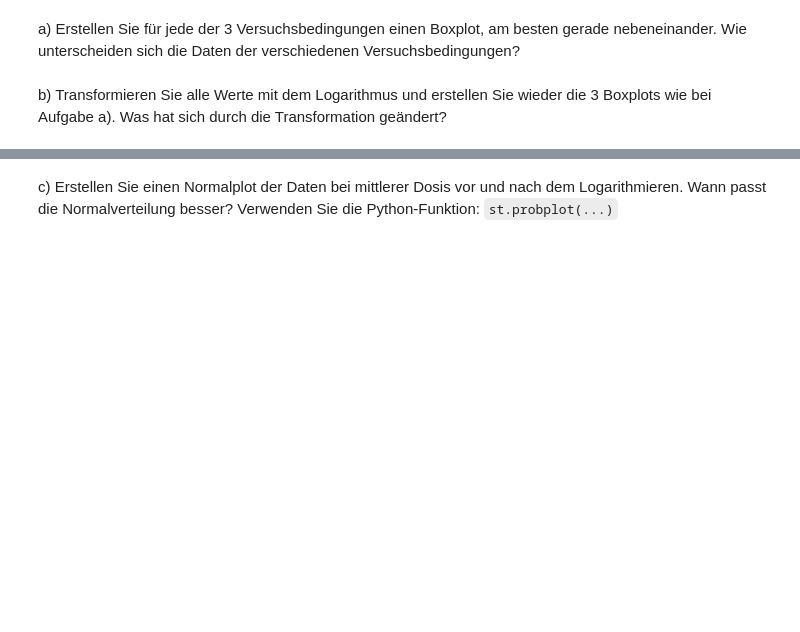
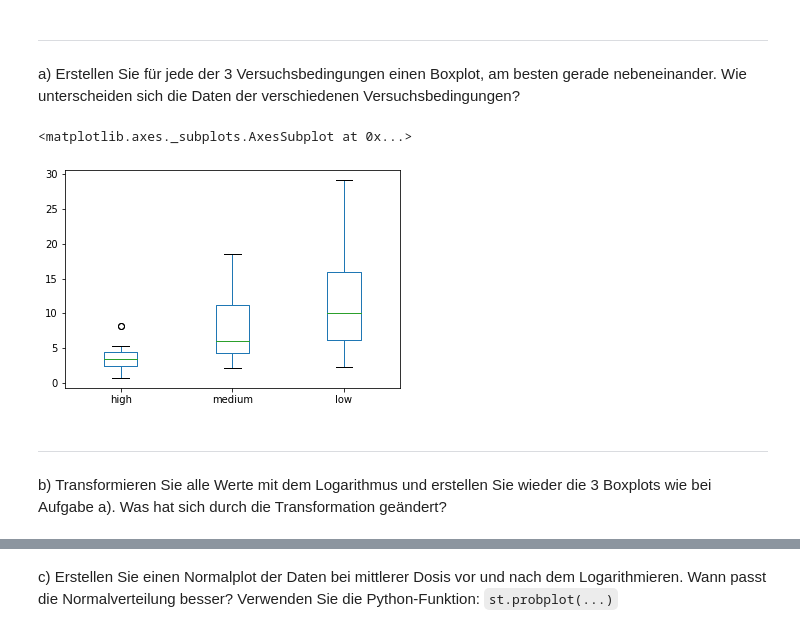
Before and after one commit to randombenj/hslu-statistics, a Jupyter notebook: sw05/exercise-5.3.ipynb, the cells around one changed output, grey strips where cells are left out. Saved outputs shown, nothing was run; the diff lists cells and outputs as text; code cells hidden in the pictures; blank space fills up the shorter version.

```diff
--- a/sw05/exercise-5.3.ipynb
+++ b/sw05/exercise-5.3.ipynb
@@ -6,4 +16,11 @@ iron = pd.read_csv("ironF3.dat",sep=" ",index_col=False)
 # %% [markdown]
+---
 a) Erstellen Sie für jede der 3 Versuchsbedingungen einen Boxplot, am besten gerade nebeneinander. Wie unterscheiden sich die Daten der verschiedenen Versuchsbedingungen?
+# %%
+iron.plot(kind="box")
+# %% [output]
+<matplotlib.axes._subplots.AxesSubplot at 0x...>
+[figure, added]
 # %% [markdown]
+---
 b) Transformieren Sie alle Werte mit dem Logarithmus und erstellen Sie wieder die 3 Boxplots wie bei Aufgabe a). Was hat sich durch die Transformation geändert?
```
Also changed, not shown: parts of 9 cells of this notebook.
